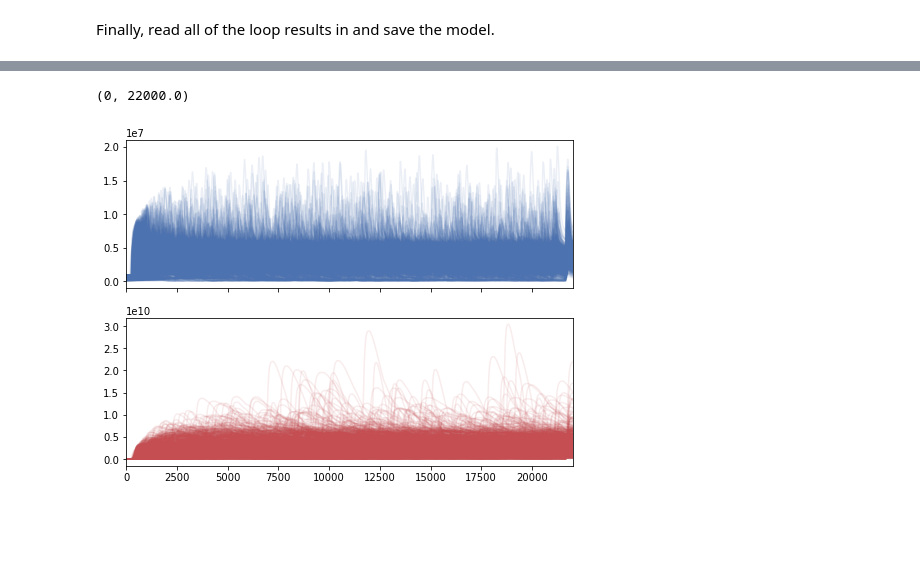
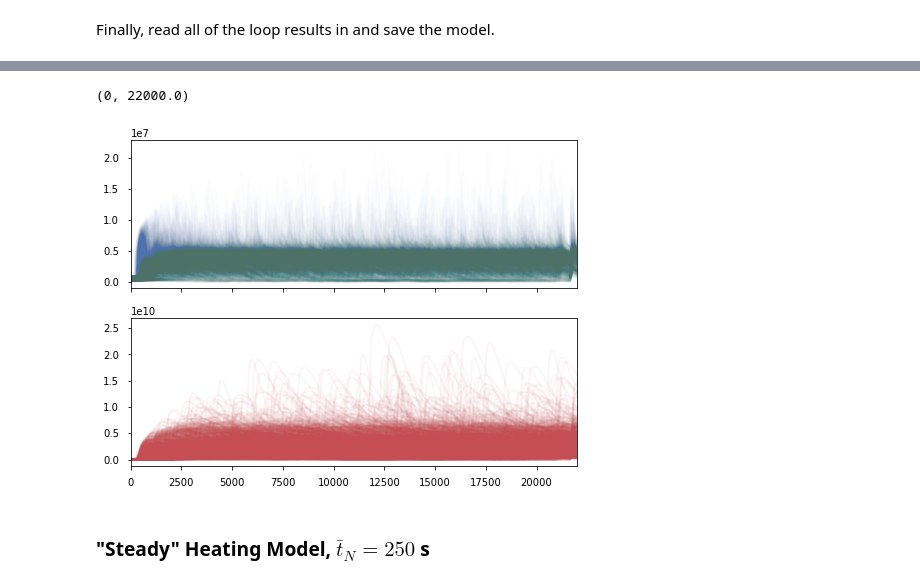
Before and after one commit to wtbarnes/systematic_ar_study, a Jupyter notebook: notebooks/setup_loop_simulations.ipynb, the cells around one changed output, grey strips where cells are left out. Cells and saved outputs as stored; diff of their text form; code cells hidden in the pictures; blank space fills up the shorter version.

Commit message:
adding em and line profile analysis notebooks, updating field setup notebooks

```diff
--- a/notebooks/setup_loop_simulations.ipynb
+++ b/notebooks/setup_loop_simulations.ipynb
@@ -241,5 +266,5 @@ for loop in field_noaa1109_intermediate.loops:
                      '-c',loop.hydro_configuration['config_filename']])
 # %%
 field_noaa1109_intermediate.load_loop_simulations(ebtel_interface_intermediate,
-        savefile='/data/datadrive1/ar_forward_modeling/systematic_ar_study/noaa1109_intermediate_frequency/loop_parameters.h5')
+        savefile='/data/datadrive1/ar_forward_modeling/systematic_ar_study/noaa1109_tn2500/loop_parameters.h5')
 # %%
@@ -248,13 +273,17 @@ field_noaa1109_intermediate.save(savedir='/data/datadrive1/ar_forward_modeling/s
 fig,axes = plt.subplots(2,1,figsize=(8,6),sharex=True)
 for i in range(0,1000,1):
     axes[0].plot(field_noaa1109_intermediate.loops[i].time,
-                 field_noaa1109_intermediate.loops[i].temperature[:,0],
+                 field_noaa1109_intermediate.loops[i].electron_temperature[:,0],
                  color=sns.color_palette('deep')[0],
-                 alpha=0.1)
+                 alpha=0.01)
+    axes[0].plot(field_noaa1109_intermediate.loops[i].time,
+                 field_noaa1109_intermediate.loops[i].ion_temperature[:,0],
+                 color=sns.color_palette('deep')[1],
+                 alpha=0.01)
     axes[1].plot(field_noaa1109_intermediate.loops[i].time,
                  field_noaa1109_intermediate.loops[i].density[:,0],
                  color=sns.color_palette('deep')[2],
-                 alpha=0.1)
+                 alpha=0.05)
 axes[0].set_xlim([0,2.2e4])
 # %% [output]
 (0, 22000.0)
@@ -268,8 +297,8 @@ heating_options_high['average_waiting_time'] = 750.0
 heating_model_high = NanoflareTrain(heating_options_high)
 # %%
 ebtel_interface_high = EbtelInterface(base_config,heating_model_high,
-                                 '/data/datadrive1/ar_forward_modeling/systematic_ar_study/noaa1109_high_frequency/hydro_config/',
-                                 '/data/datadrive1/ar_forward_modeling/systematic_ar_study/noaa1109_high_frequency/hydro_results/')
+                                 '/data/datadrive1/ar_forward_modeling/systematic_ar_study/noaa1109_tn750/hydro_config/',
+                                 '/data/datadrive1/ar_forward_modeling/systematic_ar_study/noaa1109_tn750/hydro_results/')
 # %%
 field_noaa1109_high = synthesizAR.Skeleton.restore('/data/datadrive1/ar_forward_modeling/systematic_ar_study/base_noaa1109/')
 # %% [output]
@@ -303,5 +329,5 @@ for loop in field_noaa1109_high.loops:
                      '-c',loop.hydro_configuration['config_filename']])
 # %%
 field_noaa1109_high.load_loop_simulations(ebtel_interface_high,
-        savefile='/data/datadrive1/ar_forward_modeling/systematic_ar_study/noaa1109_high_frequency/loop_parameters.h5')
+        savefile='/data/datadrive1/ar_forward_modeling/systematic_ar_study/noaa1109_tn750/loop_parameters.h5')
 # %%
@@ -309,15 +335,21 @@ field_noaa1109_high.save(savedir='/data/datadrive1/ar_forward_modeling/systemati
 # %%
 fig,axes = plt.subplots(2,1,figsize=(8,6),sharex=True)
 for i in range(0,1000,1):
     axes[0].plot(field_noaa1109_high.loops[i].time,
-                 field_noaa1109_high.loops[i].temperature[:,0],
+                 field_noaa1109_high.loops[i].electron_temperature[:,0],
                  color=sns.color_palette('deep')[0],
-                 alpha=0.1)
+                 alpha=0.01)
+    axes[0].plot(field_noaa1109_high.loops[i].time,
+                 field_noaa1109_high.loops[i].ion_temperature[:,0],
+                 color=sns.color_palette('deep')[1],
+                 alpha=0.01)
     axes[1].plot(field_noaa1109_high.loops[i].time,
                  field_noaa1109_high.loops[i].density[:,0],
                  color=sns.color_palette('deep')[2],
-                 alpha=0.1)
+                 alpha=0.05)
 axes[0].set_xlim([0,2.2e4])
 # %% [output]
 (0, 22000.0)
-[figure, old version]
+[figure, new version]
+# %% [markdown]
+### "Steady" Heating Model, $\bar{t}_N=250$ s
```
Also changed, not shown: parts of 34 cells of this notebook, 6 other files.
